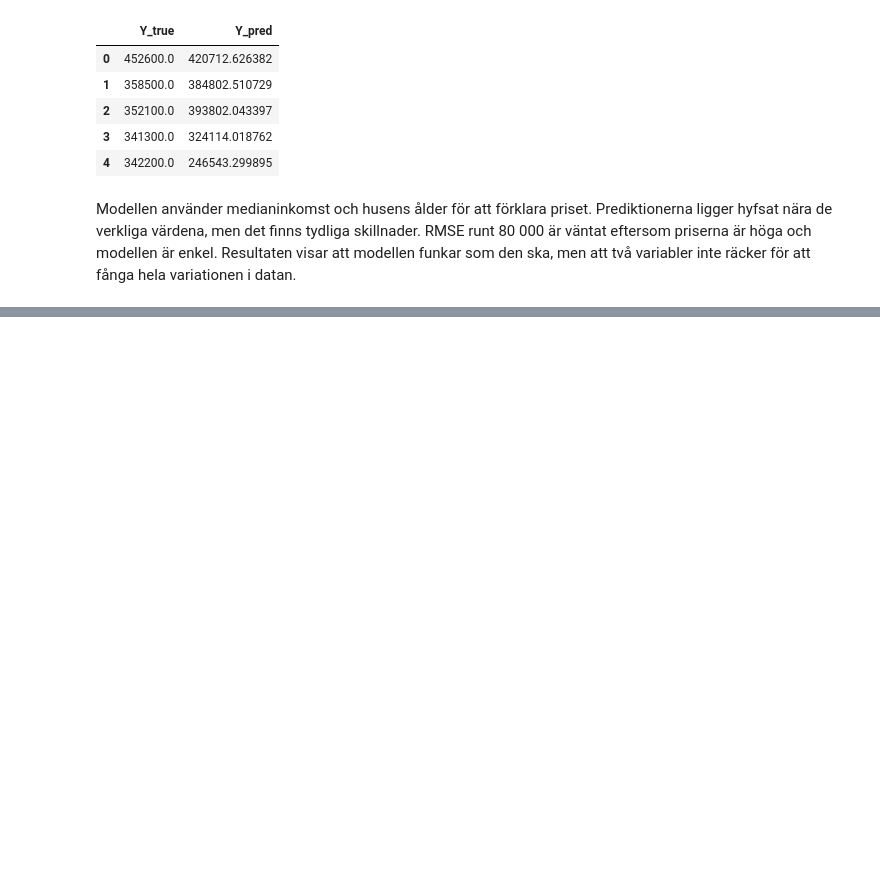
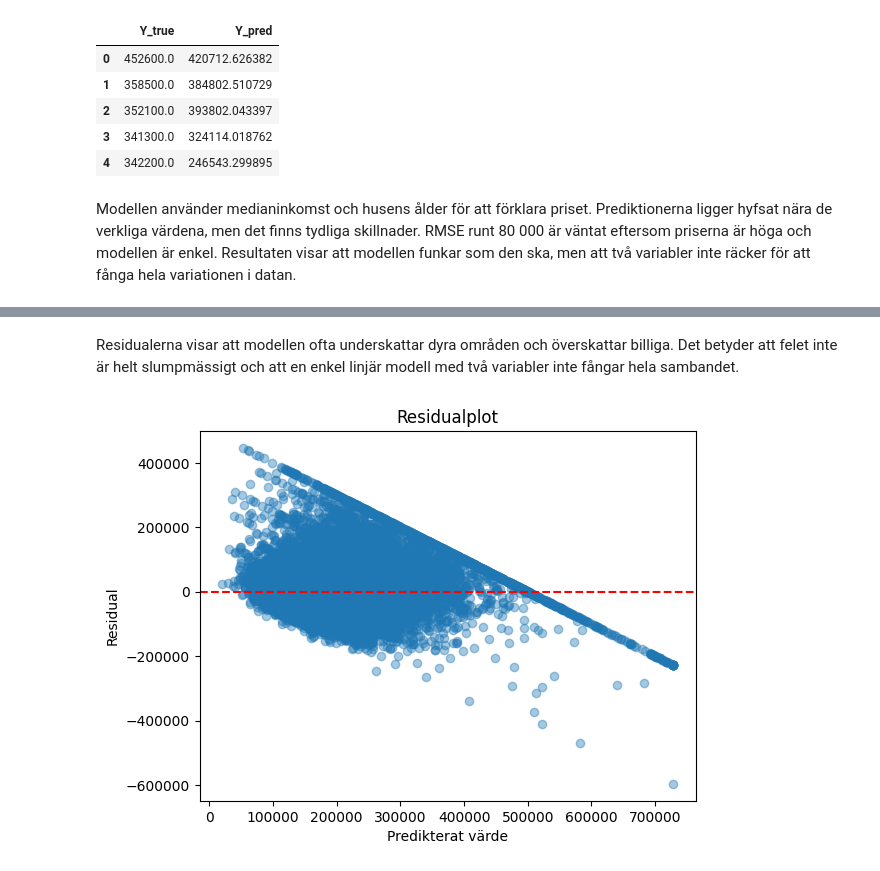
Before and after one commit to EmiJov/Statistiska-metoder-Emilia-Jovanovic, a Jupyter notebook: Labb/Labb.ipynb, the cells around one changed output, grey strips where cells are left out. Cells and saved outputs as stored; diff of their text form; code cells hidden in the pictures; blank space fills up the shorter version.

```diff
--- a/Labb/Labb.ipynb
+++ b/Labb/Labb.ipynb
@@ -90,0 +119,17 @@ Modellen använder medianinkomst och husens ålder för att förklara priset. Pr
+# %% [markdown]
+Residualerna visar att modellen ofta underskattar dyra områden och överskattar billiga. Det betyder att felet inte är helt slumpmässigt och att en enkel linjär modell med två variabler inte fångar hela sambandet.
+# %%
+import matplotlib.pyplot as plt
+
+# Residualer
+residuals = Y - model.predict(X)
+
+# Residualplot
+plt.scatter(model.predict(X), residuals, alpha=0.4)
+plt.axhline(0, color="red", linestyle="--")
+plt.xlabel("Predikterat värde")
+plt.ylabel("Residual")
+plt.title("Residualplot")
+plt.show()
+# %% [output]
+[figure, added]
```
Also changed, not shown: parts of 4 cells of this notebook.
